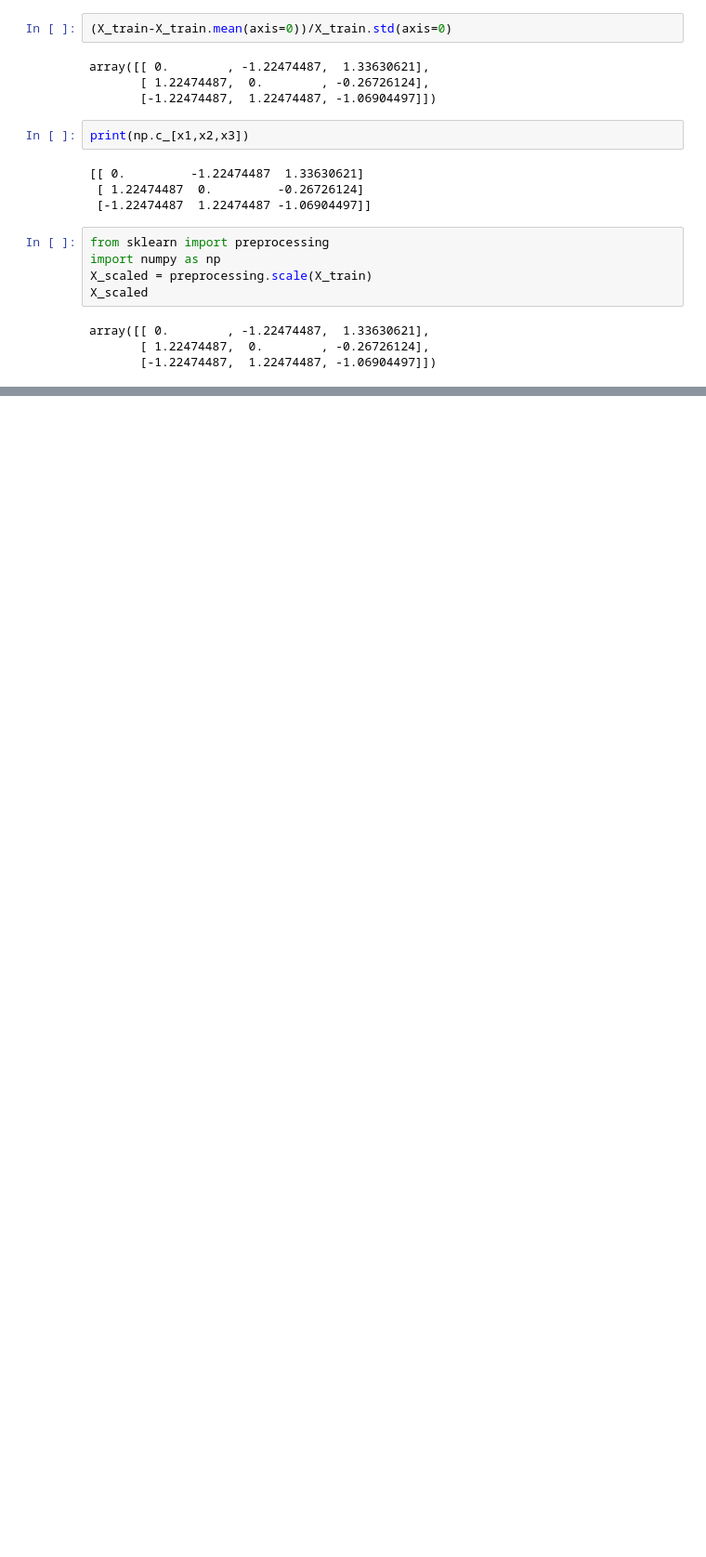
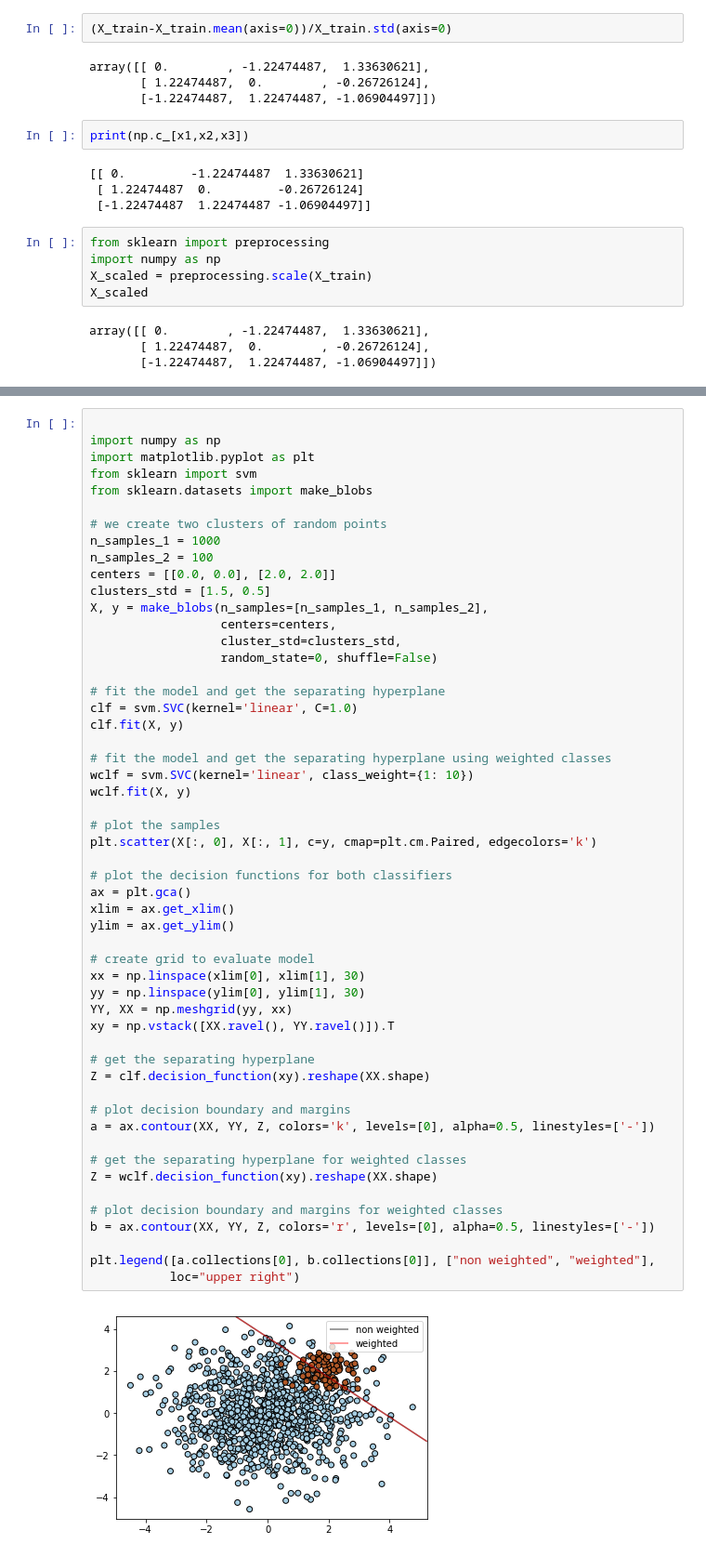
Before and after one commit to natepill/DS2.1-Machine-Learning, a Jupyter notebook: class-notebooks/April-2nd-Intro-To-ML.ipynb, the cells around one changed output, grey strips where cells are left out. Shown at 93% size. Saved outputs shown, nothing was run; the diff lists cells and outputs as text; blank space fills up the shorter version.

```diff
--- a/class-notebooks/April-2nd-Intro-To-ML.ipynb
+++ b/class-notebooks/April-2nd-Intro-To-ML.ipynb
@@ -38,0 +41,55 @@ array([[ 0.        , -1.22474487,  1.33630621],
+# %%
+
+import numpy as np
+import matplotlib.pyplot as plt
+from sklearn import svm
+from sklearn.datasets import make_blobs
+
+# we create two clusters of random points
+n_samples_1 = 1000
+n_samples_2 = 100
+centers = [[0.0, 0.0], [2.0, 2.0]]
+clusters_std = [1.5, 0.5]
+X, y = make_blobs(n_samples=[n_samples_1, n_samples_2],
+                  centers=centers,
+                  cluster_std=clusters_std,
+                  random_state=0, shuffle=False)
+
+# fit the model and get the separating hyperplane
+clf = svm.SVC(kernel='linear', C=1.0)
+clf.fit(X, y)
+
+# fit the model and get the separating hyperplane using weighted classes
+wclf = svm.SVC(kernel='linear', class_weight={1: 10})
+wclf.fit(X, y)
+
+# plot the samples
+plt.scatter(X[:, 0], X[:, 1], c=y, cmap=plt.cm.Paired, edgecolors='k')
+
+# plot the decision functions for both classifiers
+ax = plt.gca()
+xlim = ax.get_xlim()
+ylim = ax.get_ylim()
+
+# create grid to evaluate model
+xx = np.linspace(xlim[0], xlim[1], 30)
+yy = np.linspace(ylim[0], ylim[1], 30)
+YY, XX = np.meshgrid(yy, xx)
+xy = np.vstack([XX.ravel(), YY.ravel()]).T
+
+# get the separating hyperplane
+Z = clf.decision_function(xy).reshape(XX.shape)
+
+# plot decision boundary and margins
+a = ax.contour(XX, YY, Z, colors='k', levels=[0], alpha=0.5, linestyles=['-'])
+
+# get the separating hyperplane for weighted classes
+Z = wclf.decision_function(xy).reshape(XX.shape)
+
+# plot decision boundary and margins for weighted classes
+b = ax.contour(XX, YY, Z, colors='r', levels=[0], alpha=0.5, linestyles=['-'])
+
+plt.legend([a.collections[0], b.collections[0]], ["non weighted", "weighted"],
+           loc="upper right")
+# %% [output]
+[figure, added]
```
Also changed, not shown: parts of 1 cell of this notebook, 10 other files.
